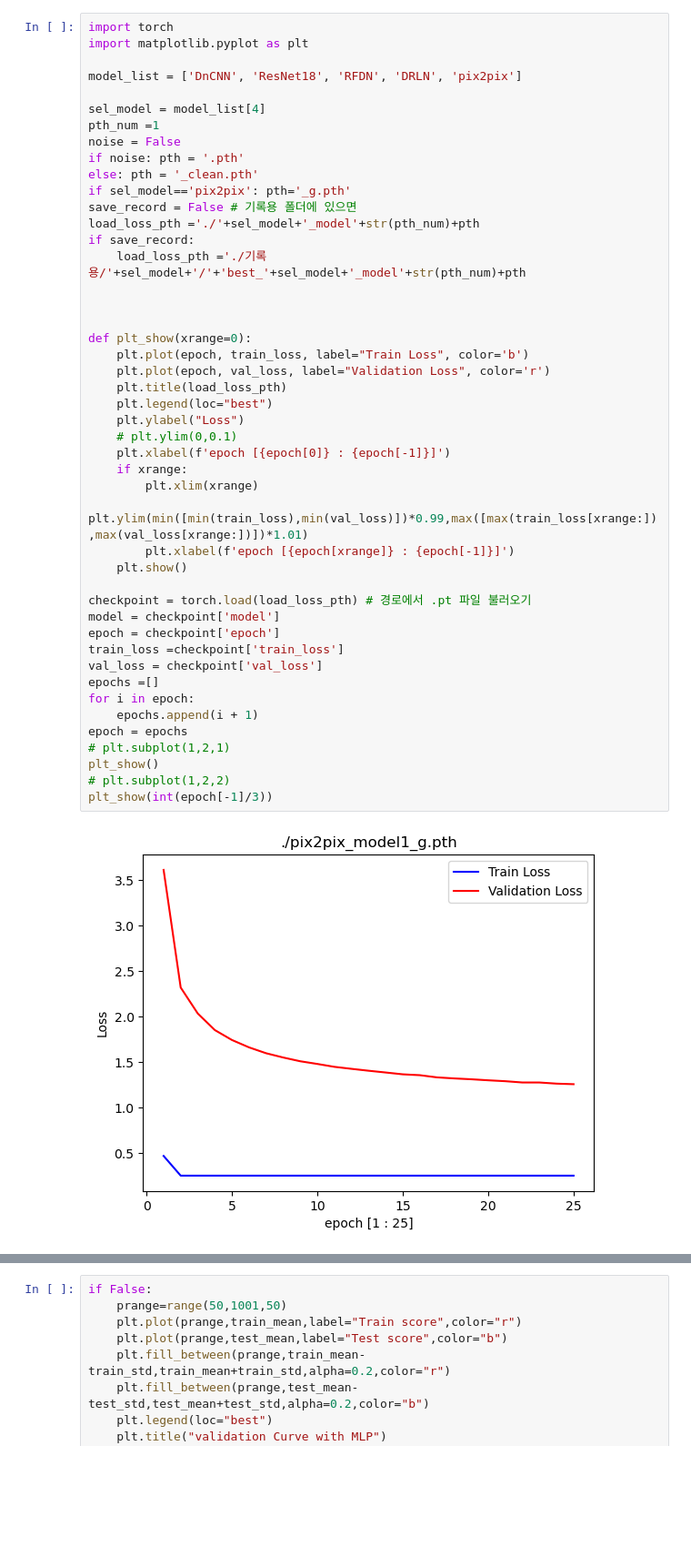
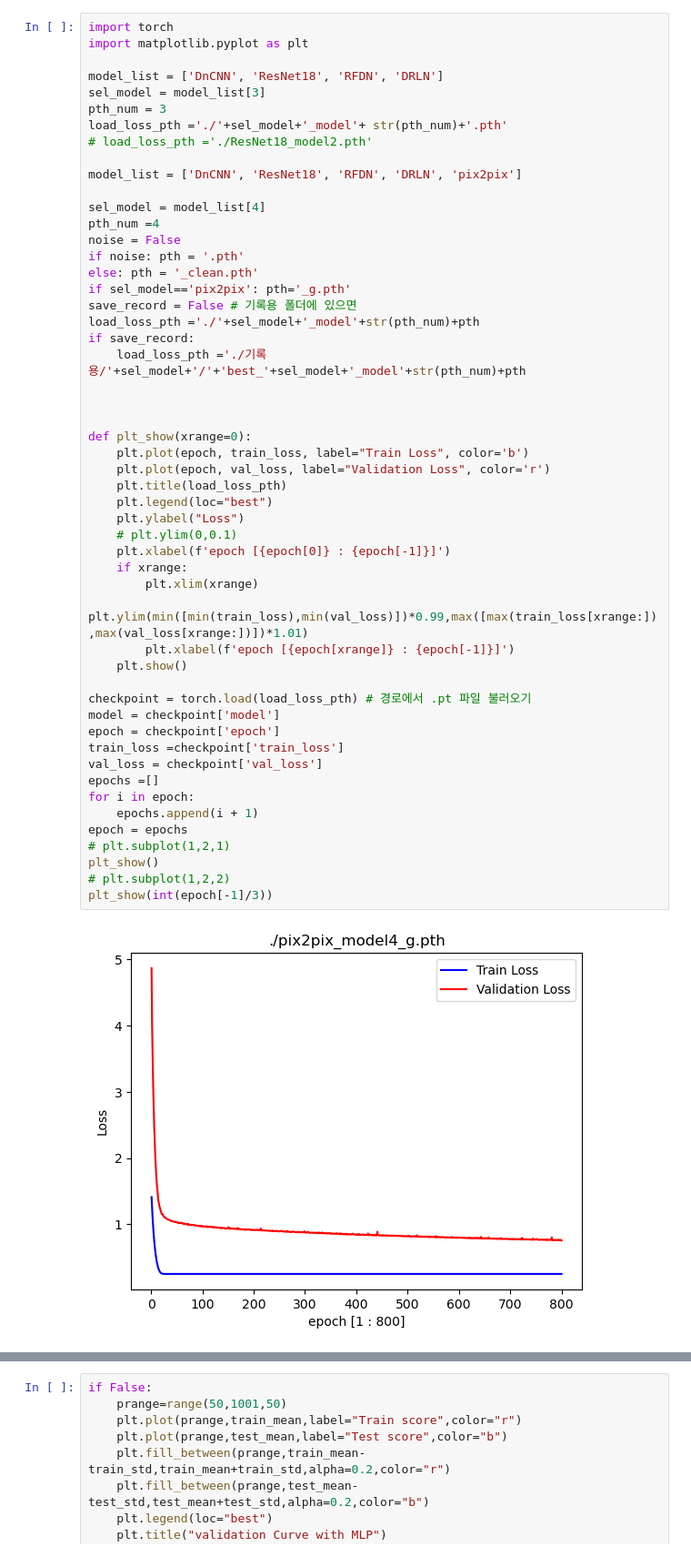
Before and after one commit to joohyun7u/mlp_compitition, a Jupyter notebook: cjh/loss/loss_visual.ipynb, the cells around one changed output, grey strips where cells are left out. Shown at 91% size. Drawn from its saved outputs; the diff is of its cells as text; blank space fills up the shorter version.

```diff
--- a/cjh/loss/loss_visual.ipynb
+++ b/cjh/loss/loss_visual.ipynb
@@ -2,10 +2,16 @@
 import torch
 import matplotlib.pyplot as plt
 
+model_list = ['DnCNN', 'ResNet18', 'RFDN', 'DRLN']
+sel_model = model_list[3]
+pth_num = 3
+load_loss_pth ='./'+sel_model+'_model'+ str(pth_num)+'.pth'
+# load_loss_pth ='./ResNet18_model2.pth'
+
 model_list = ['DnCNN', 'ResNet18', 'RFDN', 'DRLN', 'pix2pix']
 
 sel_model = model_list[4]
-pth_num =1
+pth_num =4
 noise = False
 if noise: pth = '.pth'
 else: pth = '_clean.pth'
@@ -18,31 +24,31 @@ if save_record:
 
 
 def plt_show(xrange=0):
     plt.plot(epoch, train_loss, label="Train Loss", color='b')
     plt.plot(epoch, val_loss, label="Validation Loss", color='r')
     plt.title(load_loss_pth)
     plt.legend(loc="best")
     plt.ylabel("Loss")
     # plt.ylim(0,0.1)
     plt.xlabel(f'epoch [{epoch[0]} : {epoch[-1]}]')
     if xrange:
         plt.xlim(xrange)
         plt.ylim(min([min(train_loss),min(val_loss)])*0.99,max([max(train_loss[xrange:]),max(val_loss[xrange:])])*1.01)
         plt.xlabel(f'epoch [{epoch[xrange]} : {epoch[-1]}]')
     plt.show()
 
 checkpoint = torch.load(load_loss_pth) # 경로에서 .pt 파일 불러오기
 model = checkpoint['model']
 epoch = checkpoint['epoch']
 train_loss =checkpoint['train_loss']
 val_loss = checkpoint['val_loss']
 epochs =[]
 for i in epoch:
     epochs.append(i + 1)
 epoch = epochs
 # plt.subplot(1,2,1)
 plt_show()
 # plt.subplot(1,2,2)
 plt_show(int(epoch[-1]/3))
 # %% [output]
-[figure, old version]
+[figure, new version]
```
Also changed, not shown: parts of 1 cell of this notebook, 14 other files.
